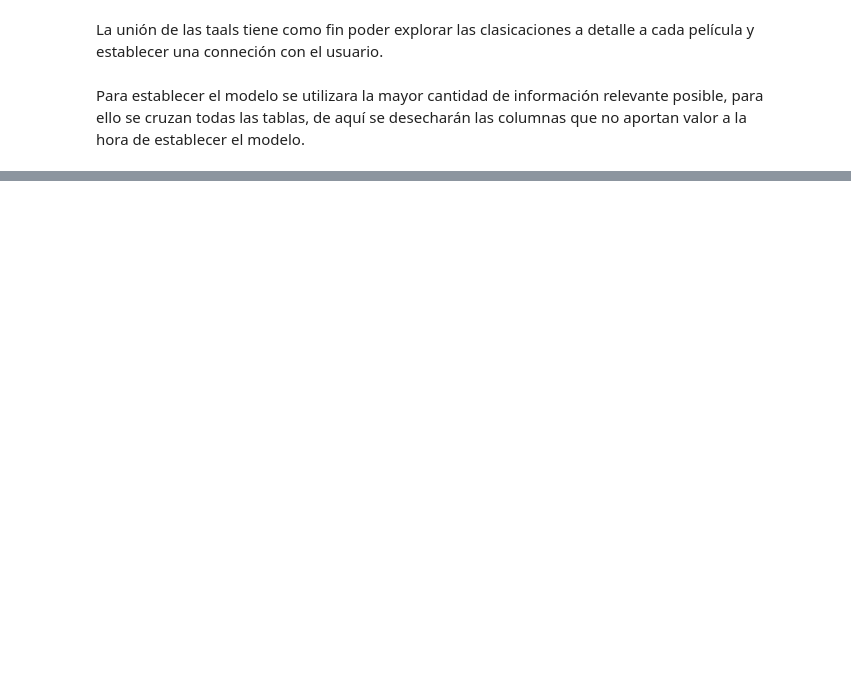
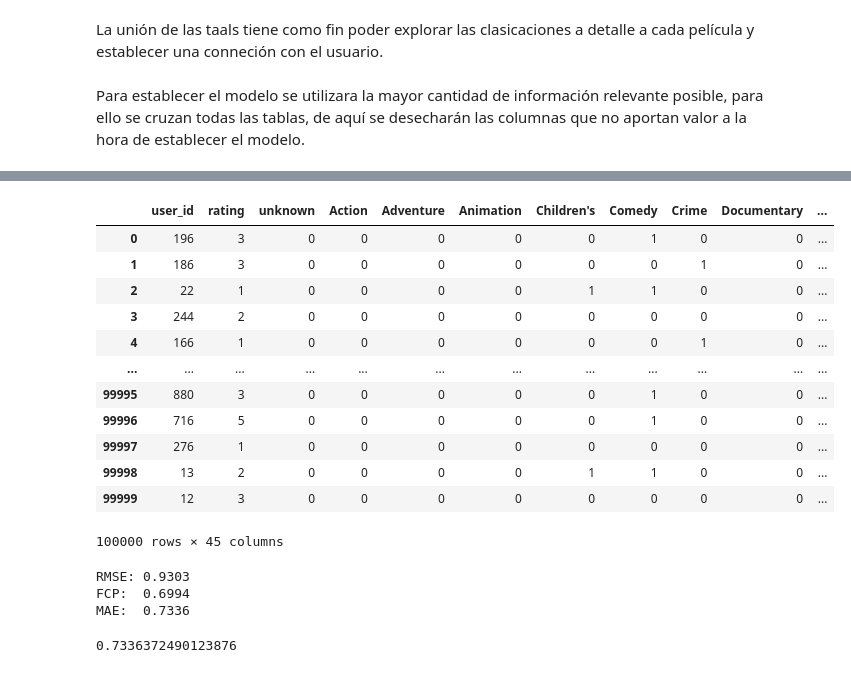
Before and after one commit to pansito/recomendationsys, a Jupyter notebook: Data Review.ipynb, the cells around one changed output, grey strips where cells are left out. Drawn from its saved outputs; the diff is of its cells as text; code cells hidden in the pictures; blank space fills up the shorter version.

```diff
--- a/Data Review.ipynb
+++ b/Data Review.ipynb
@@ -174,0 +219,36 @@ get_recommendations(userd.iloc[np.random.randint(0,high = 943)]['user id'])
+# %%
+dummiesdb.drop(columns='item_id')
+# %% [output]
+|  | user_id | rating | unknown | Action | Adventure | Animation | Children's | Comedy | Crime | Documentary | ... |
+| 0 | 196 | 3 | 0 | 0 | 0 | 0 | 0 | 1 | 0 | 0 | ... |
+| 1 | 186 | 3 | 0 | 0 | 0 | 0 | 0 | 0 | 1 | 0 | ... |
+| 2 | 22 | 1 | 0 | 0 | 0 | 0 | 1 | 1 | 0 | 0 | ... |
+| 3 | 244 | 2 | 0 | 0 | 0 | 0 | 0 | 0 | 0 | 0 | ... |
+| 4 | 166 | 1 | 0 | 0 | 0 | 0 | 0 | 0 | 1 | 0 | ... |
+| ... | ... | ... | ... | ... | ... | ... | ... | ... | ... | ... | ... |
+| 99995 | 880 | 3 | 0 | 0 | 0 | 0 | 0 | 1 | 0 | 0 | ... |
+| 99996 | 716 | 5 | 0 | 0 | 0 | 0 | 0 | 1 | 0 | 0 | ... |
+| 99997 | 276 | 1 | 0 | 0 | 0 | 0 | 0 | 0 | 0 | 0 | ... |
+| 99998 | 13 | 2 | 0 | 0 | 0 | 0 | 1 | 1 | 0 | 0 | ... |
+| 99999 | 12 | 3 | 0 | 0 | 0 | 0 | 0 | 0 | 0 | 0 | ... |
+100000 rows × 45 columns
+# %%
+from surprise import SVD
+from surprise import Dataset
+from surprise import accuracy
+from surprise.model_selection import train_test_split
+from collections import defaultdict
+# three columns, corresponding to the user (raw) ids, the item (raw) ids, and the ratings
+data = Dataset.load_builtin('ml-100k')
+trainset, testset = train_test_split(data, test_size=.25)
+algo = SVD()
+algo.fit(trainset)
+predictions = algo.test(testset)
+accuracy.rmse(predictions)
+accuracy.fcp(predictions)
+accuracy.mae(predictions)
+# %% [output]
+RMSE: 0.9303
+FCP:  0.6994
+MAE:  0.7336
+0.7336372490123876
```
Also changed, not shown: parts of 19 cells of this notebook, 1 other file.
